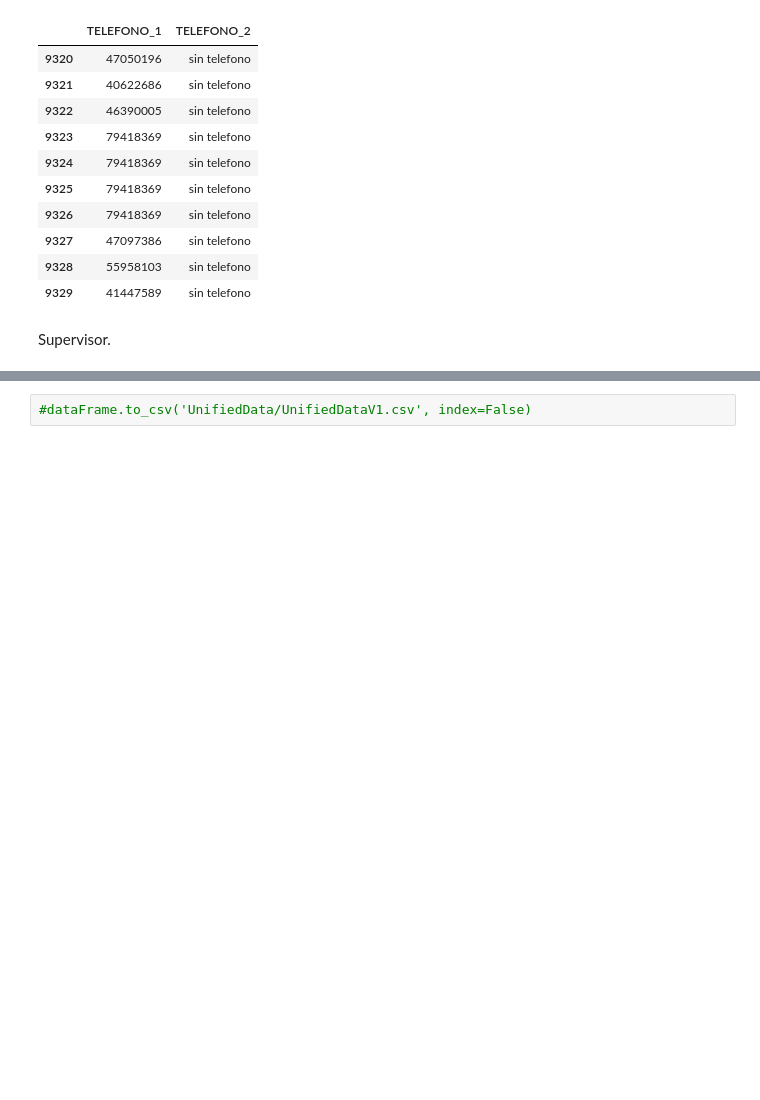
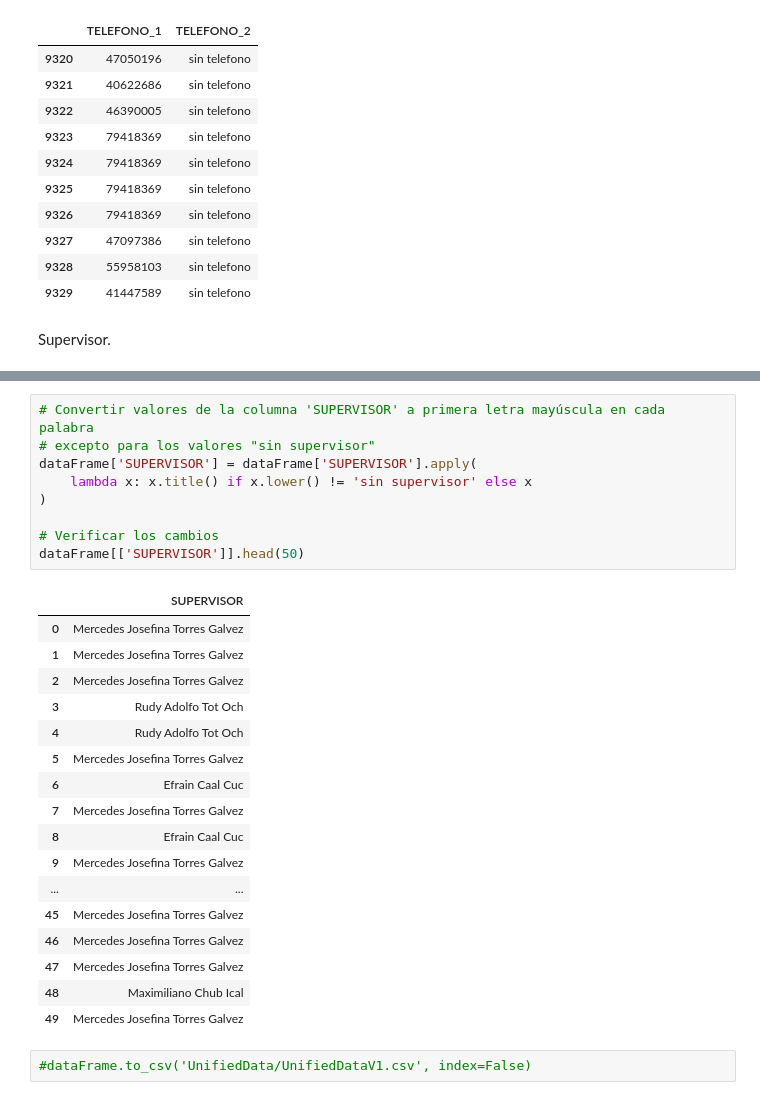
Before and after one commit to Dahernandezsilve/DataScience_Proyecto1, a Jupyter notebook: Proyecto01.ipynb, the cells around one changed output, grey strips where cells are left out. Drawn from its saved outputs; the diff is of its cells as text; blank space fills up the shorter version.

```diff
--- a/Proyecto01.ipynb
+++ b/Proyecto01.ipynb
@@ -712,3 +778,30 @@ Supervisor.
+# %%
+# Convertir valores de la columna 'SUPERVISOR' a primera letra mayúscula en cada palabra
+# excepto para los valores "sin supervisor"
+dataFrame['SUPERVISOR'] = dataFrame['SUPERVISOR'].apply(
+    lambda x: x.title() if x.lower() != 'sin supervisor' else x
+)
+
+# Verificar los cambios
+dataFrame[['SUPERVISOR']].head(50)
+# %% [output]
+|  | SUPERVISOR |
+| 0 | Mercedes Josefina Torres Galvez |
+| 1 | Mercedes Josefina Torres Galvez |
+| 2 | Mercedes Josefina Torres Galvez |
+| 3 | Rudy Adolfo Tot Och |
+| 4 | Rudy Adolfo Tot Och |
+| 5 | Mercedes Josefina Torres Galvez |
+| 6 | Efrain Caal Cuc |
+| 7 | Mercedes Josefina Torres Galvez |
+| 8 | Efrain Caal Cuc |
+| 9 | Mercedes Josefina Torres Galvez |
+| ... | ... |
+| 45 | Mercedes Josefina Torres Galvez |
+| 46 | Mercedes Josefina Torres Galvez |
+| 47 | Mercedes Josefina Torres Galvez |
+| 48 | Maximiliano Chub Ical |
+| 49 | Mercedes Josefina Torres Galvez |
 # %%
 #dataFrame.to_csv('UnifiedData/UnifiedDataV1.csv', index=False)
 # %%
```
Also changed, not shown: parts of 3 cells of this notebook, 1 other file.
